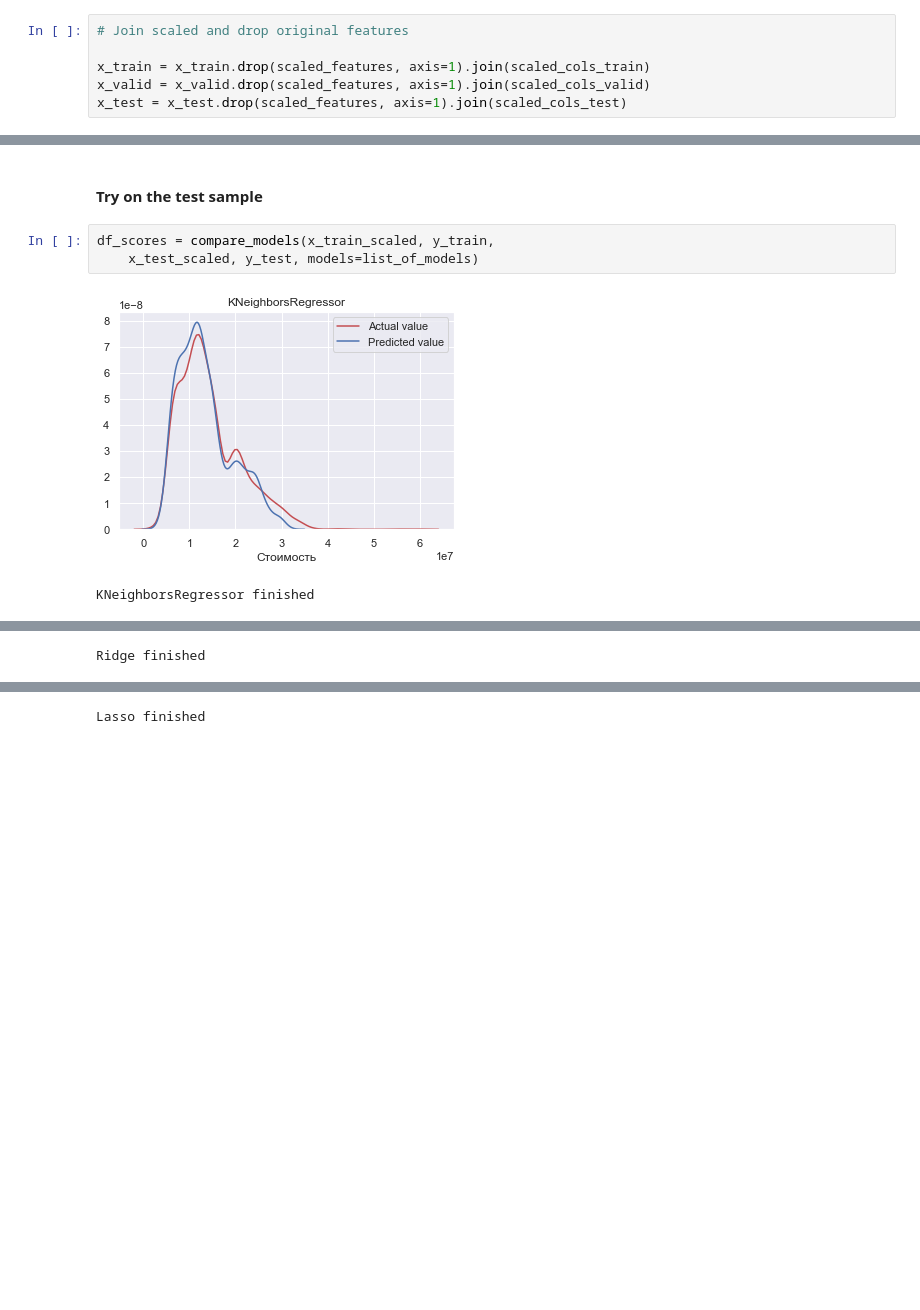
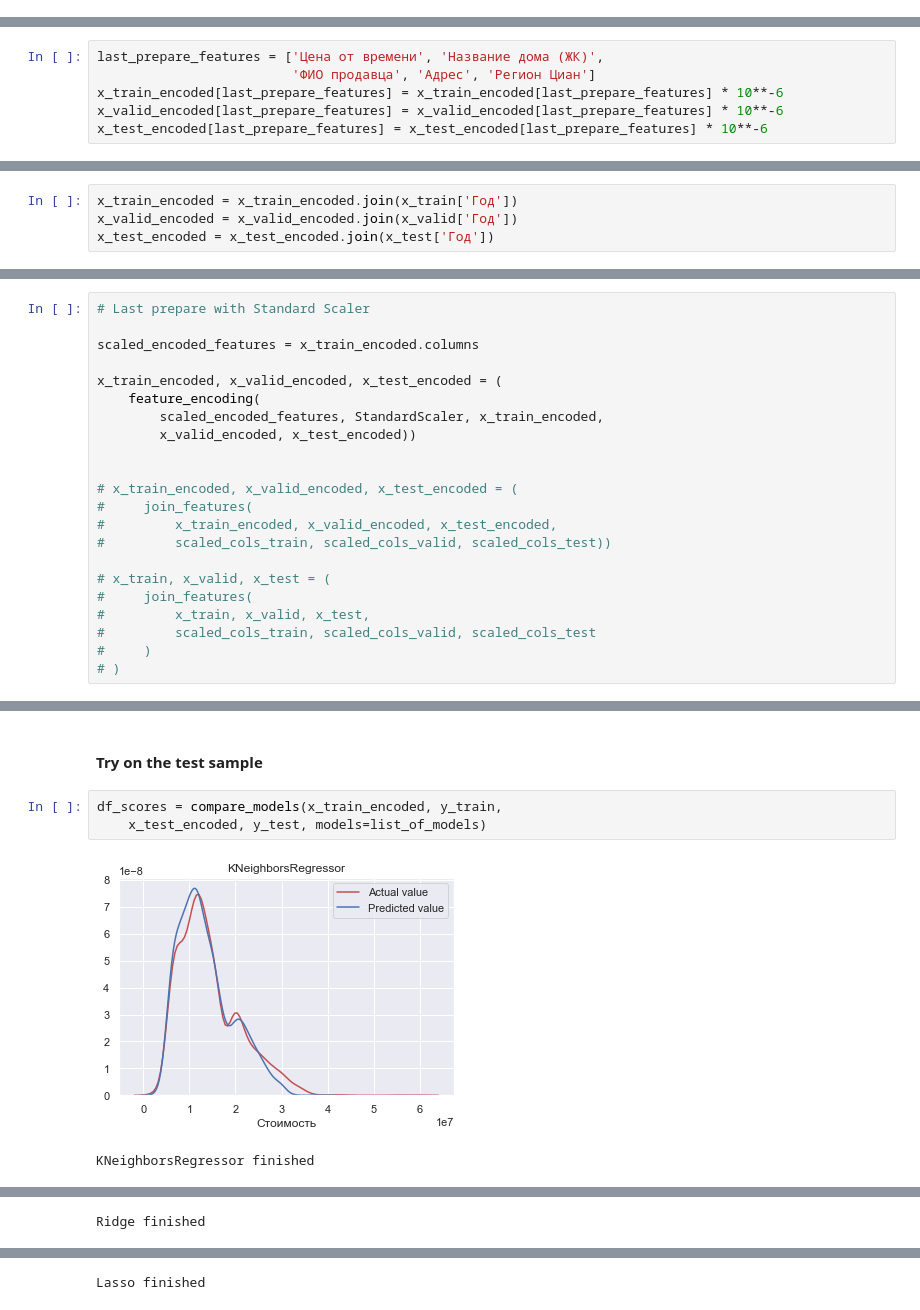
Before and after one commit to aleksanp/cian_prices, a Jupyter notebook: cian_prices.ipynb, the cells around one changed output, grey strips where cells are left out. Saved outputs shown, nothing was run; the diff lists cells and outputs as text; blank space fills up the shorter version.

Commit message:
Try encoding
Try different encodings

```diff
--- a/cian_prices.ipynb
+++ b/cian_prices.ipynb
@@ -1206,6 +1242,0 @@ x_test = x_test.drop(target_features, axis=1).join(target_cols_test)
-# %%
-# Join scaled and drop original features
-
-x_train = x_train.drop(scaled_features, axis=1).join(scaled_cols_train)
-x_valid = x_valid.drop(scaled_features, axis=1).join(scaled_cols_valid)
-x_test = x_test.drop(scaled_features, axis=1).join(scaled_cols_test)
@@ -1249,0 +1340,6 @@ x_train.head()
+# %%
+last_prepare_features = ['Цена от времени', 'Название дома (ЖК)',
+                         'ФИО продавца', 'Адрес', 'Регион Циан']
+x_train_encoded[last_prepare_features] = x_train_encoded[last_prepare_features] * 10**-6
+x_valid_encoded[last_prepare_features] = x_valid_encoded[last_prepare_features] * 10**-6
+x_test_encoded[last_prepare_features] = x_test_encoded[last_prepare_features] * 10**-6
@@ -1249,0 +1355,4 @@ x_train.head()
+# %%
+x_train_encoded = x_train_encoded.join(x_train['Год'])
+x_valid_encoded = x_valid_encoded.join(x_valid['Год'])
+x_test_encoded = x_test_encoded.join(x_test['Год'])
@@ -1249,0 +1368,22 @@ x_train.head()
+# %%
+# Last prepare with Standard Scaler
+
+scaled_encoded_features = x_train_encoded.columns
+
+x_train_encoded, x_valid_encoded, x_test_encoded = (
+    feature_encoding(
+        scaled_encoded_features, StandardScaler, x_train_encoded,
+        x_valid_encoded, x_test_encoded))
+
+
+# x_train_encoded, x_valid_encoded, x_test_encoded = (
+#     join_features(
+#         x_train_encoded, x_valid_encoded, x_test_encoded,
+#         scaled_cols_train, scaled_cols_valid, scaled_cols_test))
+
+# x_train, x_valid, x_test = (
+#     join_features(
+#         x_train, x_valid, x_test,
+#         scaled_cols_train, scaled_cols_valid, scaled_cols_test
+#     )
+# )
@@ -1330,8 +1483,8 @@ df_scores
 # %% [markdown]
 #### Try on the test sample
 # %%
-df_scores = compare_models(x_train_scaled, y_train,
-    x_test_scaled, y_test, models=list_of_models)
+df_scores = compare_models(x_train_encoded, y_train,
+    x_test_encoded, y_test, models=list_of_models)
 # %% [output]
-[figure, old version]
+[figure, new version]
 KNeighborsRegressor finished
```
Also changed, not shown: parts of 27 cells of this notebook.
